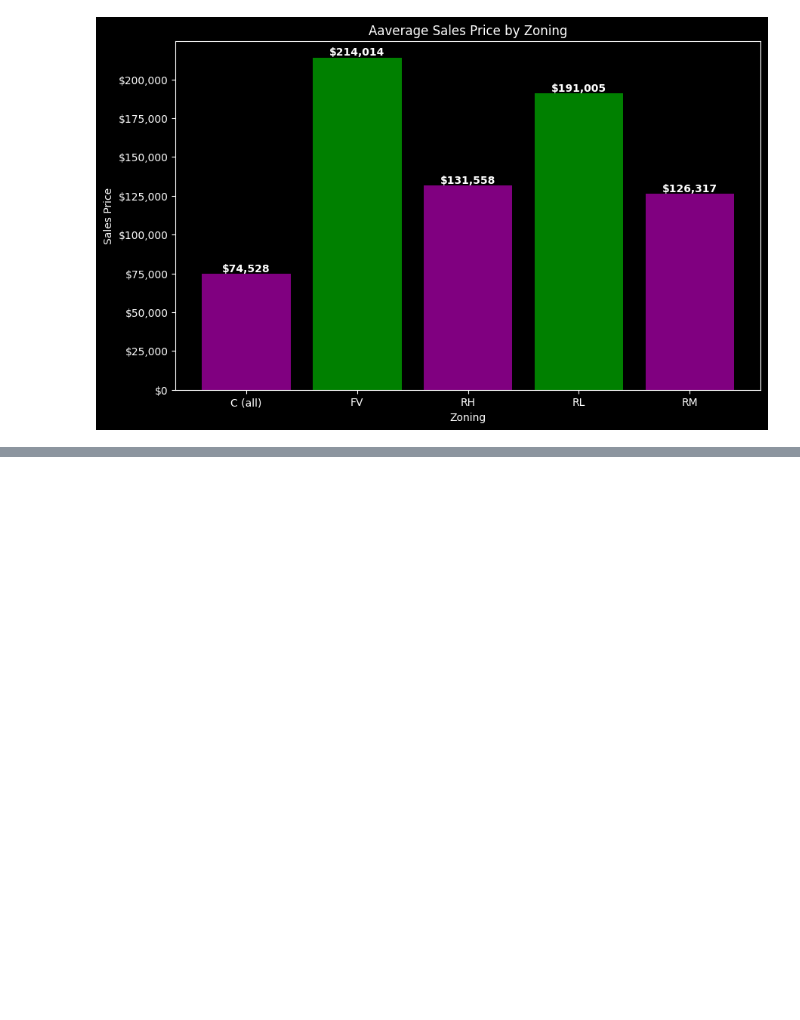
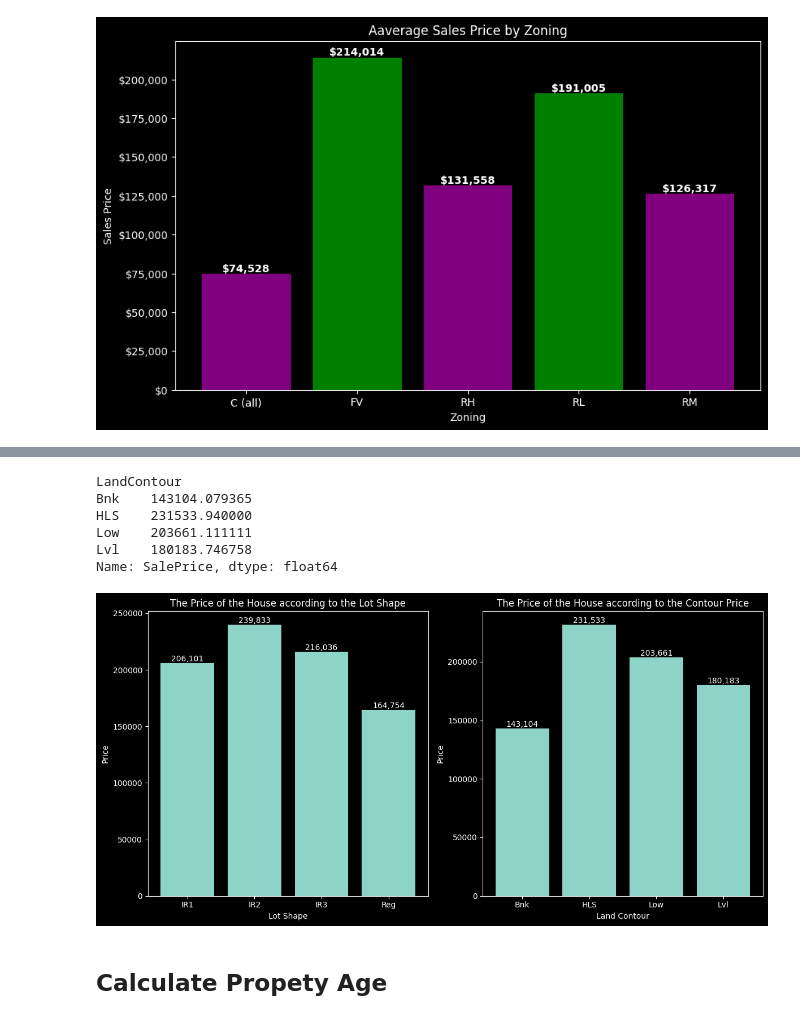
Before and after one commit to ADongol123/House_pricing_model, a Jupyter notebook: House Prices.ipynb, the cells around one changed output, grey strips where cells are left out. Cells and saved outputs as stored; diff of their text form; code cells hidden in the pictures; blank space fills up the shorter version.

```diff
--- a/House Prices.ipynb
+++ b/House Prices.ipynb
@@ -315,0 +385,38 @@ plt.show()
+# %%
+shape_prices = dataset.groupby('LotShape')['SalePrice'].mean()
+contour_price = dataset.groupby('LandContour')['SalePrice'].mean()
+print(contour_price)
+
+
+fig,(ax1,ax2) = plt.subplots(1,2,figsize=(12,6))
+bar_shape = ax1.bar(shape_prices.index,shape_prices.values)
+ax1.set_title('The Price of the House according to the Lot Shape')
+ax1.set_xlabel('Lot Shape')
+ax1.set_ylabel('Price')
+# ax1.grid(True)
+for bar in bar_shape:
+    yval = bar.get_height()
+    ax1.text(bar.get_x() + bar.get_width() / 2, yval, f'{int(yval):,}', ha='center', va='bottom', color='white')
+
+bar_contour = ax2.bar(contour_price.index,contour_price.values)
+ax2.set_title('The Price of the House according to the Contour Price')
+ax2.set_xlabel('Land Contour')
+ax2.set_ylabel('Price')
+# ax2.grid(True)
+for bar in bar_contour:
+    yval = bar.get_height()
+    ax2.text(bar.get_x() + bar.get_width() / 2, yval, f'{int(yval):,}', ha='center', va='bottom', color='white')
+
+
+plt.tight_layout()
+plt.show()
+# %% [output]
+LandContour
+Bnk    143104.079365
+HLS    231533.940000
+Low    203661.111111
+Lvl    180183.746758
+Name: SalePrice, dtype: float64
+[figure, added]
+# %% [markdown]
+## Calculate Propety Age
```
Also changed, not shown: parts of 10 cells of this notebook.
